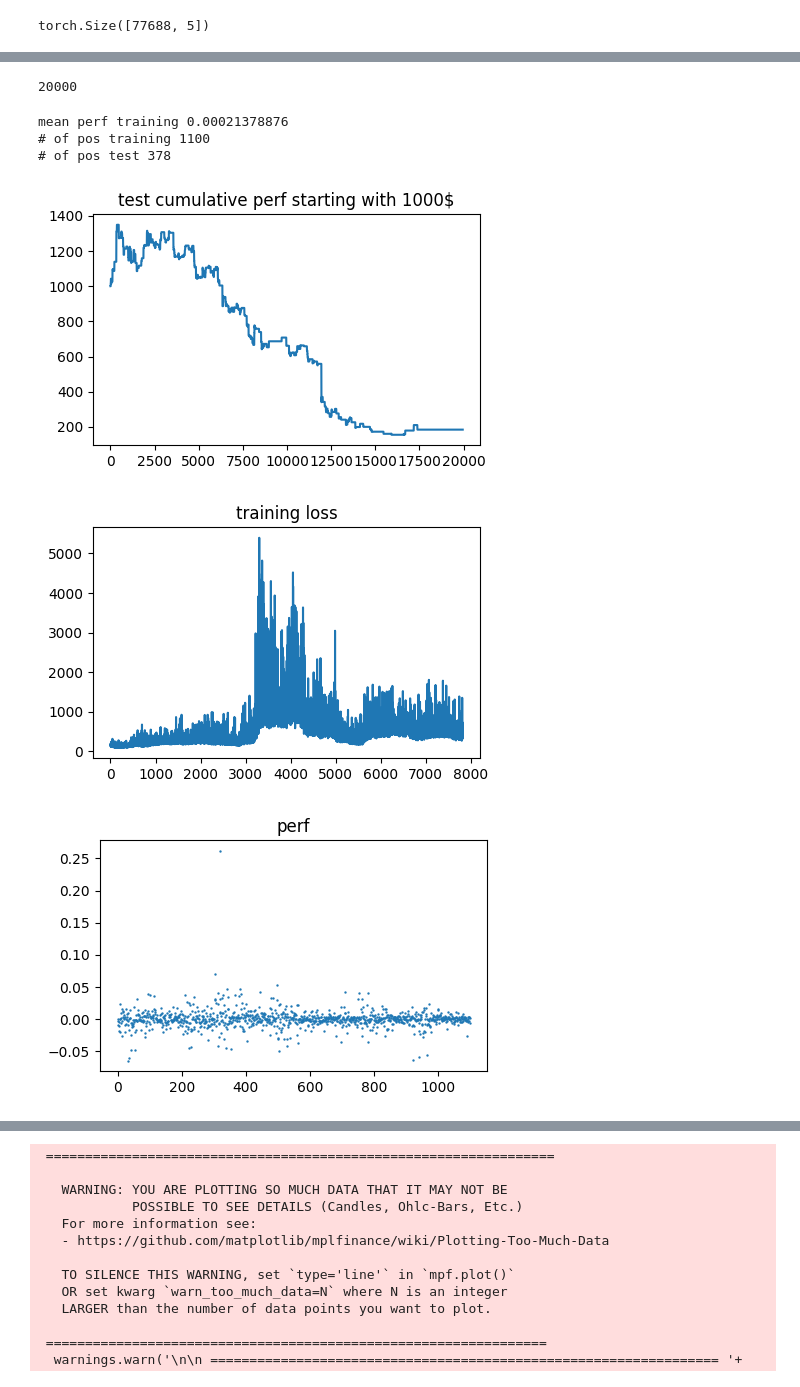
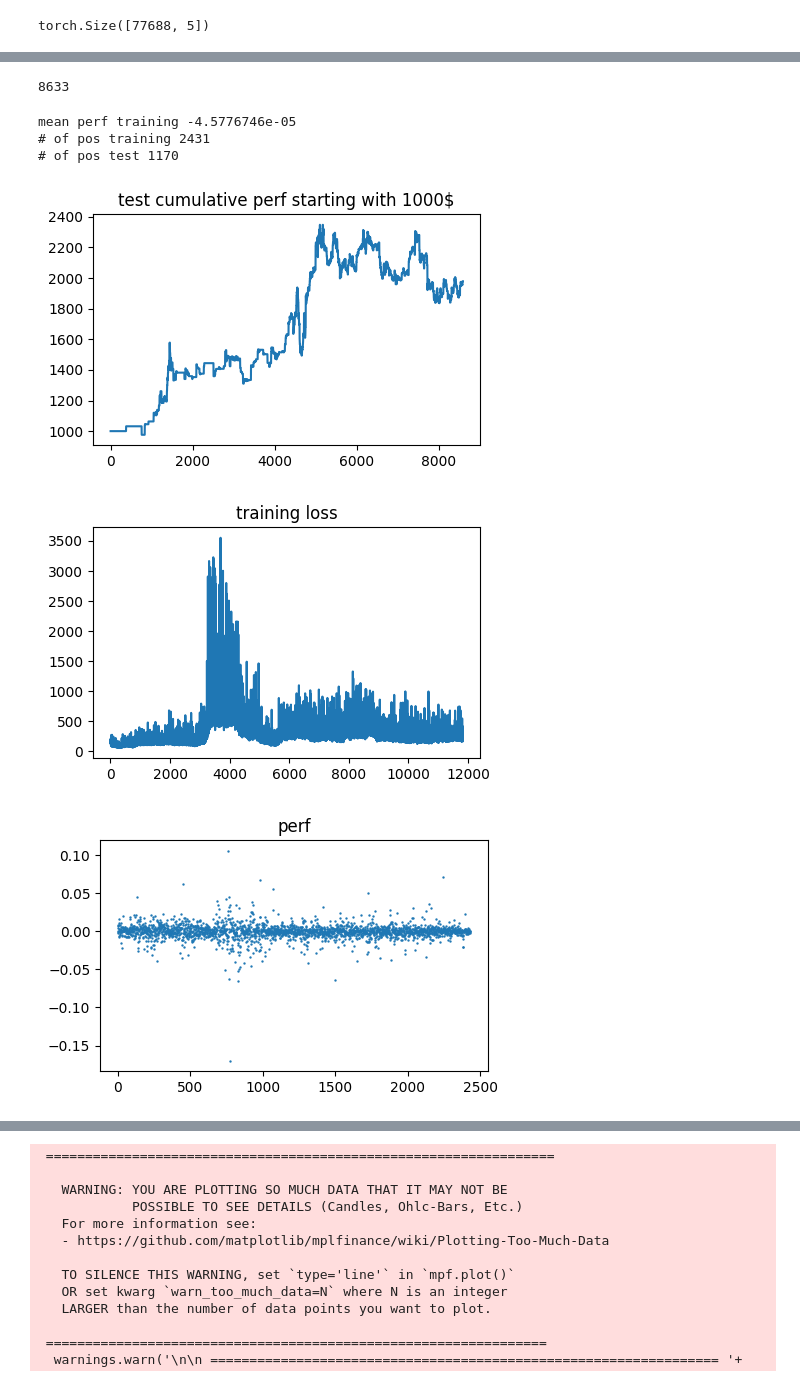
Before and after one commit to tomcastigl/Deep_RL_trading_bot, a Jupyter notebook: double_DQN_full_notebook.ipynb, the cells around one changed output, grey strips where cells are left out. Drawn from its saved outputs; the diff is of its cells as text; code cells hidden in the pictures.

```diff
--- a/double_DQN_full_notebook.ipynb
+++ b/double_DQN_full_notebook.ipynb
@@ -12,10 +12,13 @@ import mplfinance as mpl
 import seaborn as sns
 from tqdm.notebook import tqdm, trange
 # %%
-Transition = namedtuple('Transition',            #structure to store events in the replay buffer
+#structure to store events in the replay buffer
+Transition = namedtuple('Transition',
                        ('state', 'action', 'next_state', 'reward'))
 
-class ReplayMemory(object):                     #replay buffer with fixed max capacity
+
+ #replay buffer with fixed max capacity
+class ReplayMemory(object):
 
     def __init__(self,capacity):
         self.memory=deque([],maxlen=capacity)
@@ -30,7 +33,12 @@ class ReplayMemory(object):                     #replay buffer with fixed max ca
     def __len__(self):
         return len(self.memory)
 
-class billyboy:                                 #trading agent
+#helper function for decreasing exploration rate.
+def dec_exp(n, n_, e_min=.1, e_max=.8):
+    return max(e_min,e_max*(1- n/n_))
+
+#agent class
+class billyboy:
     def __init__(self, money=0, epsilon=0):
         #0=do-nothing, 1=long, 2=short
         self.position=0
@@ -38,13 +46,14 @@ class billyboy:                                 #trading agent
         self.money=money
         self.epsilon=epsilon
 
-
+    #epsilon-greedy policy
     def act(self,state,policy):
         if np.random.random() > self.epsilon:
             action=int(torch.argmax(policy(state)))
         else:
             action=np.random.choice([0,1,2])
         return action
+
 
 def compute_rews(entry_price,last_price,short:bool):
     key={True:-1, False:1}
@@ -89,7 +98,8 @@ class simple_convnet(nn.Module):
 
         return x
 
-def test_cumul(policy,data):                    #test trading on test data
+#test cumulative return function
+def test_cumul(policy,data):
     policy.eval()
     N=50
     agent=billyboy(money=1000,epsilon=0.3)
@@ -100,7 +110,6 @@ def test_cumul(policy,data):                    #test trading on test data
     actions=[]
     print(data.shape[0])
     for i in tqdm(range(N,data.shape[0]), unit='step', desc='testing'):
-        print('lol')
         state=torch.zeros(3,N,data.shape[1])
         mask=np.zeros_like(mask)
         mask[i-N:i]=1
@@ -149,7 +156,7 @@ t=0
 N=50
 steps=12000
 in_pos=False
-agent=billyboy(epsilon=.1)
+agent=billyboy()
 policy=simple_MLP() #model choice
 target=simple_MLP() #target
 target.load_state_dict(policy.state_dict())
@@ -167,7 +174,9 @@ actions_=[]
 count=0
 
 for i in tqdm(range(N,steps), unit='step', desc='training'):
+    agent.epsilon=dec_exp(i,1e4)
     if i %(steps//10)==0:
+        print(agent.epsilon)
         print(f'step {i} / {steps}')
         print('n of pos last block', count)
         print(f'do nothing {round(actions_[-(steps//10):].count(0)/(steps//10),3)},'+
@@ -269,36 +278,36 @@ do nothing 0.562,long 0.172,short 0.267
 # %%
 plt.style.use('default')
 matplotlib.rcParams['figure.figsize'] = (5, 3)
-pf, trades,actions_test=test_cumul(policy,data[20000:40000])
+pf, trades,actions_test=test_cumul(policy,data_test)
 plt.title('test cumulative perf starting with 1000$')
 plt.plot(range(len(pf)),pf)
 plt.figure()
 plt.title('training loss')
 plt.plot(range(len(losses)),losses)
 plt.figure()
 plt.title('perf')
 plt.scatter(range(len(results_)),results_, s=.5)
 plt.figure()
 plt.title('timelength of pos')
 plt.scatter(range(len(times)),times, s=.5)
 plt.figure()
 plt.title('actions training distribution')
 sns.histplot(actions_)
 plt.figure()
 plt.title('actions test distribution')
 sns.histplot(actions_test)
 plt.figure()
 plt.title('state_action values mean')
 plt.scatter(range(len(sa_means)),sa_means, s=.5)
 
 print('mean perf training',np.mean(results_))
 print('# of pos training', len(results_))
 print('# of pos test', len(trades))
 # %% [output]
-20000
+8633
-mean perf training 0.00021378876
-# of pos training 1100
-# of pos test 378
+mean perf training -4.5776746e-05
+# of pos training 2431
+# of pos test 1170
-[figure, old version]
+[figure, new version]
-[figure, old version]
+[figure, new version]
-[figure, old version]
+[figure, new version]
```
Also changed, not shown: parts of 3 cells of this notebook.
